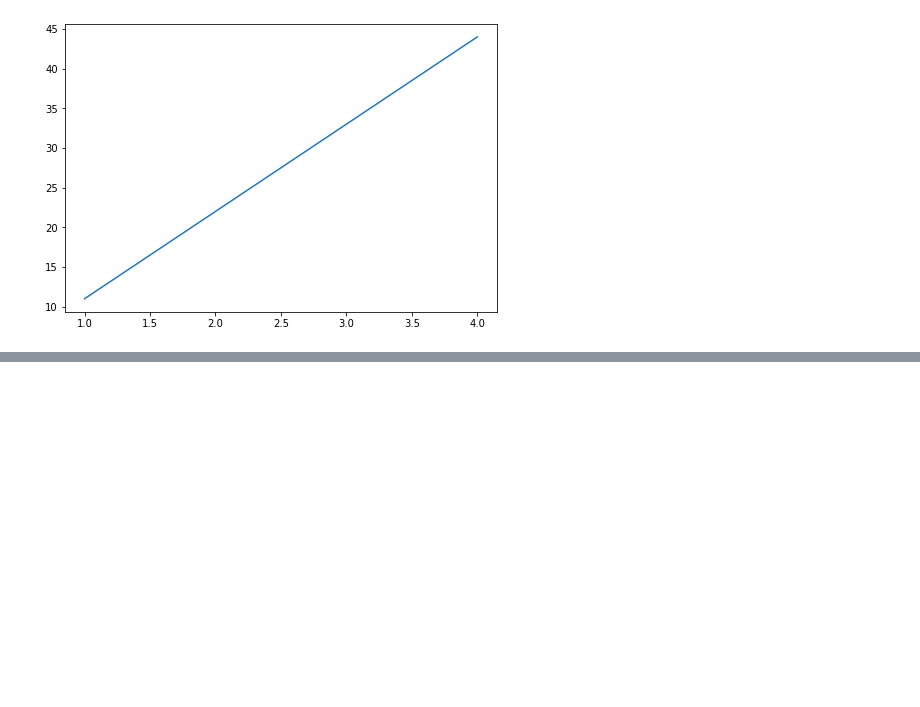
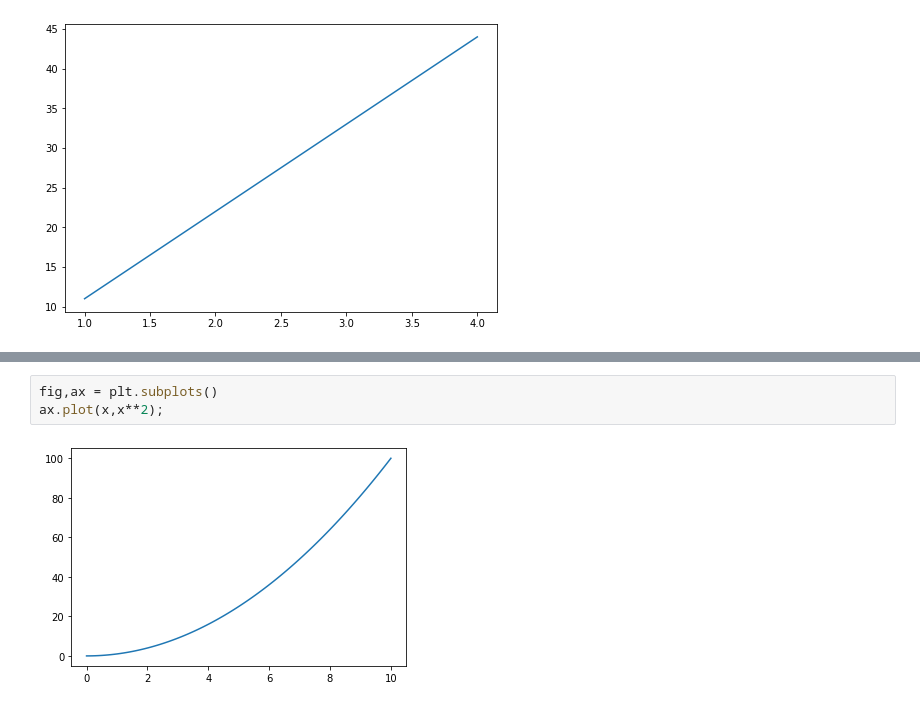
Before and after one commit to caxefaizan/S3_bucket_manipulation, a Jupyter notebook: intro to matplotlib.ipynb, the cells around one changed output, grey strips where cells are left out. Drawn from its saved outputs; the diff is of its cells as text; blank space fills up the shorter version.

```diff
--- a/intro to matplotlib.ipynb
+++ b/intro to matplotlib.ipynb
@@ -45,0 +79,5 @@ ax.plot(x,y);
+# %%
+fig,ax = plt.subplots()
+ax.plot(x,x**2);
+# %% [output]
+[figure, added]
```
Also changed, not shown: parts of 7 cells of this notebook, 2 other files.
